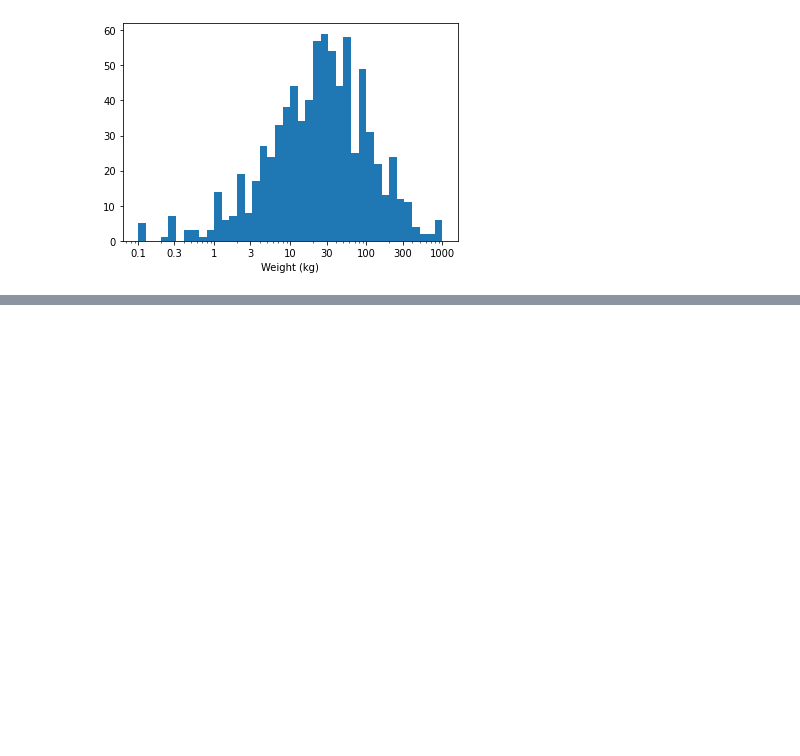
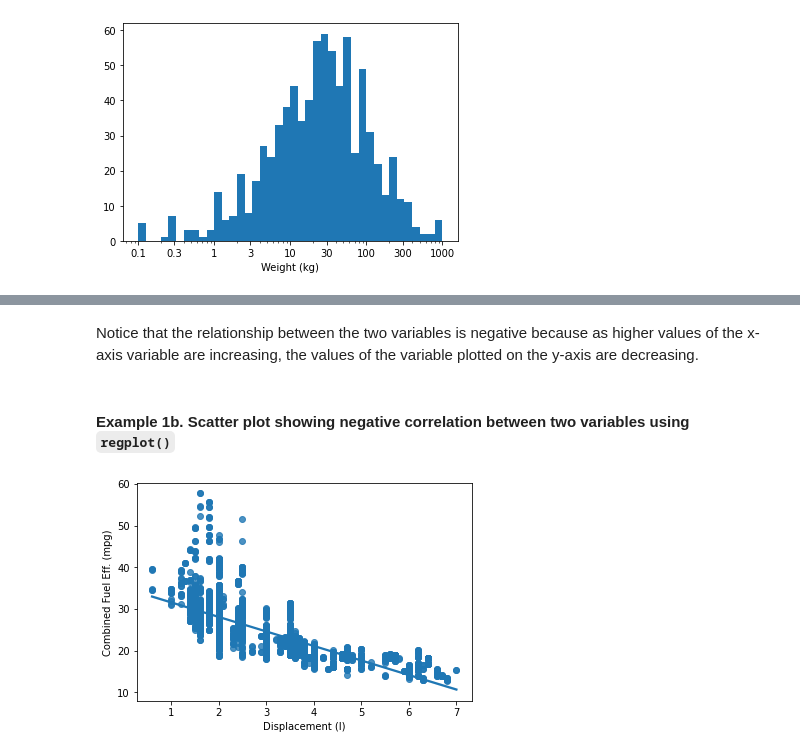
Before and after one commit to EsosaOrumwese/ALX-T-Nanodegree, a Jupyter notebook: Data Analytics/3. Data Visualization/Practice Notebook.ipynb, the cells around one changed output, grey strips where cells are left out. Cells and saved outputs as stored; diff of their text form; code cells hidden in the pictures; blank space fills up the shorter version.

```diff
--- a/Data Analytics/3. Data Visualization/Practice Notebook.ipynb
+++ b/Data Analytics/3. Data Visualization/Practice Notebook.ipynb
@@ -525,0 +548,10 @@ plt.xlabel('Weight (kg)');
+# %% [markdown]
+Notice that the relationship between the two variables is negative because as higher values of the x-axis variable are increasing, the values of the variable plotted on the y-axis are decreasing.
+# %% [markdown]
+#### Example 1b. Scatter plot showing negative correlation between two variables using **`regplot()`**
+# %%
+sns.regplot(data=fuel_econ, x='displ', y='comb')
+plt.xlabel('Displacement (l)')
+plt.ylabel('Combined Fuel Eff. (mpg)');
+# %% [output]
+[figure, added]
```
Also changed, not shown: parts of 22 cells of this notebook.
